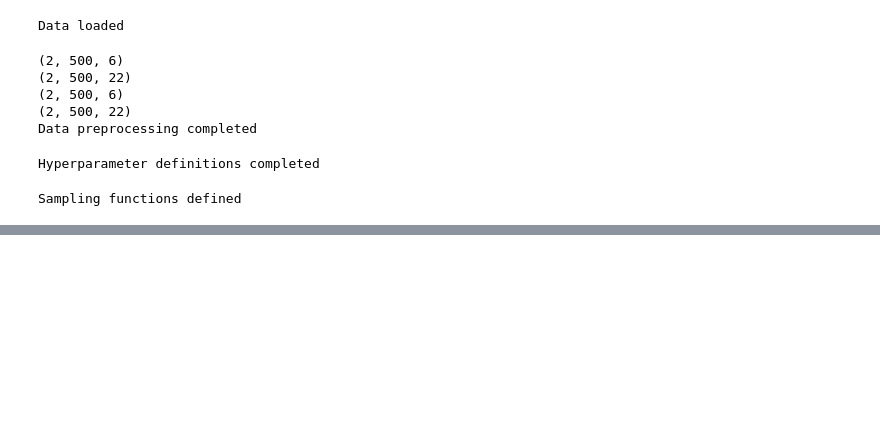
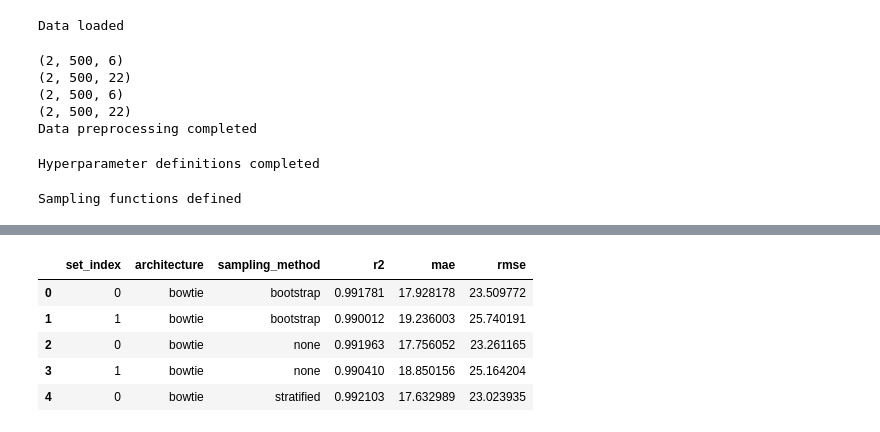
Before and after one commit to dayton2/pymaise_final_project, a Jupyter notebook: final_project_tasks.ipynb, the cells around one changed output, grey strips where cells are left out. Drawn from its saved outputs; the diff is of its cells as text; code cells hidden in the pictures; blank space fills up the shorter version.

```diff
--- a/final_project_tasks.ipynb
+++ b/final_project_tasks.ipynb
@@ -666,0 +528,10 @@ bowtie_pred_results_df
+# %%
+scores_df = get_scores_from_pred_df(pred_df, Y_test_sets)
+scores_df.head()
+# %% [output]
+|  | set_index | architecture | sampling_method | r2 | mae | rmse |
+| 0 | 0 | bowtie | bootstrap | 0.991781 | 17.928178 | 23.509772 |
+| 1 | 1 | bowtie | bootstrap | 0.990012 | 19.236003 | 25.740191 |
+| 2 | 0 | bowtie | none | 0.991963 | 17.756052 | 23.261165 |
+| 3 | 1 | bowtie | none | 0.990410 | 18.850156 | 25.164204 |
+| 4 | 0 | bowtie | stratified | 0.992103 | 17.632989 | 23.023935 |
```
Also changed, not shown: parts of 25 cells of this notebook, 1 other file.
